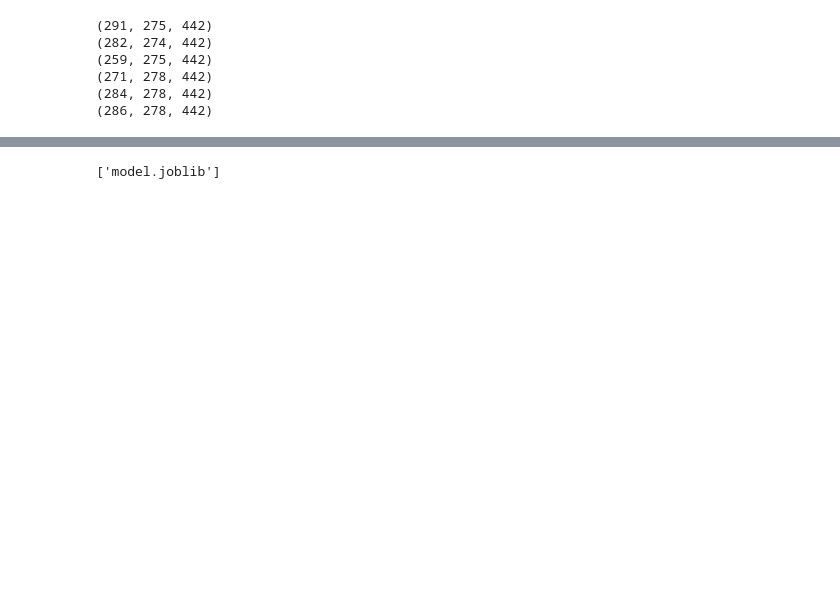
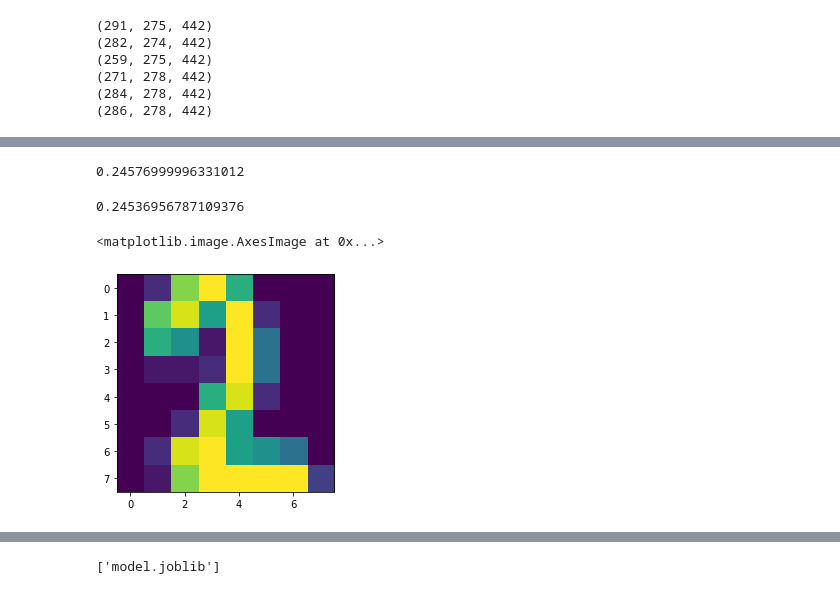
Before and after one commit to hakimguenther/BioInfo, a Jupyter notebook: Implementation/dbn.ipynb, the cells around one changed output, grey strips where cells are left out. Saved outputs shown, nothing was run; the diff lists cells and outputs as text; code cells hidden in the pictures; blank space fills up the shorter version.

```diff
--- a/Implementation/dbn.ipynb
+++ b/Implementation/dbn.ipynb
@@ -265,0 +266,43 @@ predictions = classifier.predict(transform_through_dbn(X_train, model))
+# %%
+hidden_features = model.transform(X_train)
+# Initialize the reconstructed data with the hidden features
+reconstructed_data = hidden_features
+
+# Reconstruct the data from the top RBM to the bottom
+for rbm in reversed(model.steps):
+    reconstructed_data = reconstruct_visible(rbm[1], reconstructed_data)
+    # Flatten the original and reconstructed data if they are in 2D or 3D
+original_data_flat = X_train.flatten()
+reconstructed_data_flat = reconstructed_data.flatten()
+
+# Compute the reconstruction error for each sample
+reconstruction_errors = mean_squared_error(original_data_flat, reconstructed_data_flat)
+
+reconstruction_errors
+# %% [output]
+0.24576999996331012
+# %%
+hidden_features = model.transform(X_test)
+# Initialize the reconstructed data with the hidden features
+reconstructed_data = hidden_features
+
+# Reconstruct the data from the top RBM to the bottom
+for rbm in reversed(model.steps):
+    reconstructed_data = reconstruct_visible(rbm[1], reconstructed_data)
+    # Flatten the original and reconstructed data if they are in 2D or 3D
+original_data_flat = X_test.flatten()
+reconstructed_data_flat = reconstructed_data.flatten()
+
+# Compute the reconstruction error for each sample
+reconstruction_errors = mean_squared_error(original_data_flat, reconstructed_data_flat)
+
+reconstruction_errors
+# %% [output]
+0.24536956787109376
+# %%
+import matplotlib.pyplot as plt
+
+plt.imshow(X_test[2].reshape(8,8))
+# %% [output]
+<matplotlib.image.AxesImage at 0x...>
+[figure, added]
```
Also changed, not shown: parts of 14 cells of this notebook, 3 other files.
